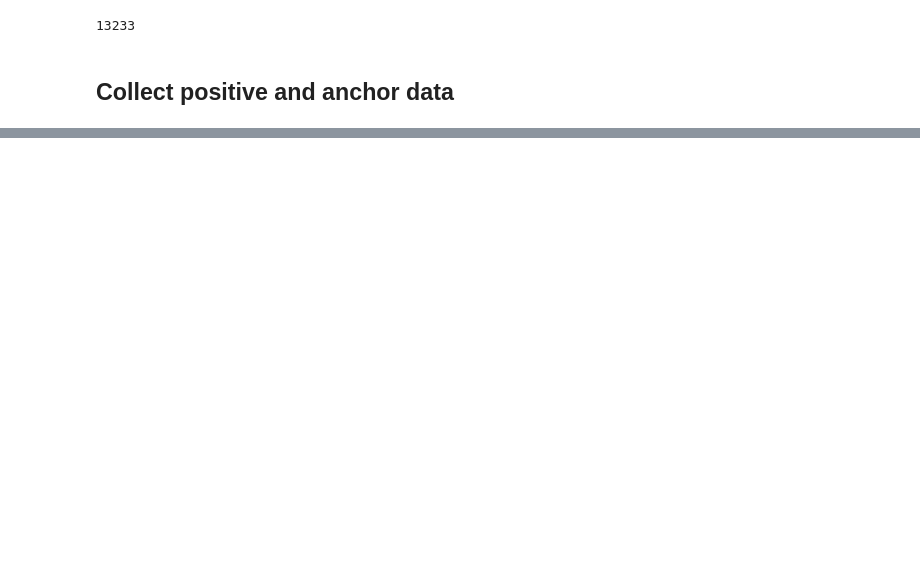
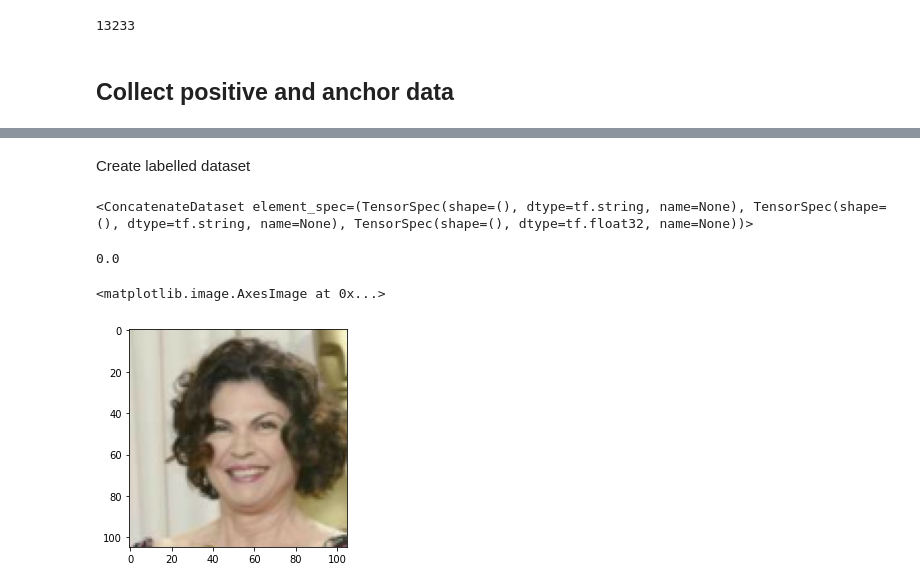
Before and after one commit to azizamari/faceId, a Jupyter notebook: faceId.ipynb, the cells around one changed output, grey strips where cells are left out. Drawn from its saved outputs; the diff is of its cells as text; code cells hidden in the pictures; blank space fills up the shorter version.

Commit message:
Load and Preprocess Images

```diff
--- a/faceId.ipynb
+++ b/faceId.ipynb
@@ -78,0 +120,11 @@ cv2.destroyAllWindows()
+# %%
+def preprocess(img_path):
+  byteimg=tf.io.read_file(img_path)
+  # load img using tensorflow
+  img=tf.io.decode_jpeg(byteimg)
+  # I used 105x105px to stay in line with the paper
+  # but it wouldn't cause issues to change this size
+  img=tf.image.resize(img,(105,105))
+  # scale values between 0 and 1
+  img=img/255
+  return img
@@ -78,0 +137,30 @@ cv2.destroyAllWindows()
+# %% [markdown]
+Create labelled dataset
+# %%
+# (anchor, positive) => 1,1,1,1,1
+# (anchor, negative) => 0,0,0,0,0
+positives = tf.data.Dataset.zip((anchor, positive, tf.data.Dataset.from_tensor_slices(tf.ones(len(anchor)))))
+negatives = tf.data.Dataset.zip((anchor, negative, tf.data.Dataset.from_tensor_slices(tf.zeros(len(anchor)))))
+data = positives.concatenate(negatives)
+# %%
+data
+# %% [output]
+<ConcatenateDataset element_spec=(TensorSpec(shape=(), dtype=tf.string, name=None), TensorSpec(shape=(), dtype=tf.string, name=None), TensorSpec(shape=(), dtype=tf.float32, name=None))>
+# %%
+# actual image instead of path
+def preprocess_twin(input_img, validation_img, label):
+    return(preprocess(input_img), preprocess(validation_img), label)
+# gotta apply this funciton to all the data
+# %%
+data = data.map(preprocess_twin)
+data = data.cache()
+data = data.shuffle(buffer_size=1024)
+# %%
+samples=data.as_numpy_iterator()
+ex=samples.next()
+print(ex[2])
+plt.imshow(ex[1])
+# %% [output]
+0.0
+<matplotlib.image.AxesImage at 0x...>
+[figure, added]
```
Also changed, not shown: parts of 18 cells of this notebook.
